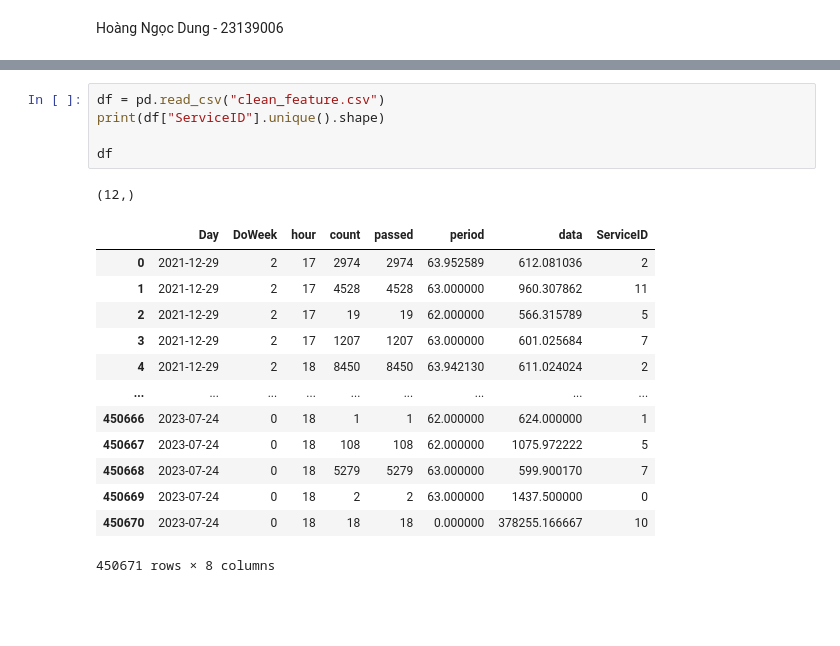
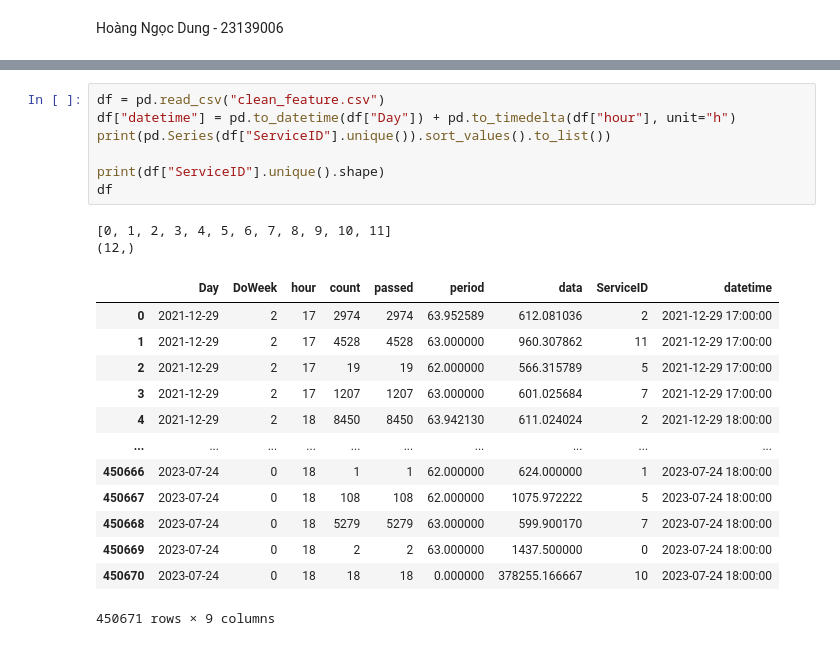
Before and after one commit to giunzz/Data_Science, a Jupyter notebook: GK_data/BT.ipynb, the cells around one changed output, grey strips where cells are left out. Drawn from its saved outputs; the diff is of its cells as text; blank space fills up the shorter version.

```diff
--- a/GK_data/BT.ipynb
+++ b/GK_data/BT.ipynb
@@ -139,20 +15,23 @@ import pandas as pd
 # %%
 df = pd.read_csv("clean_feature.csv")
+df["datetime"] = pd.to_datetime(df["Day"]) + pd.to_timedelta(df["hour"], unit="h")
+print(pd.Series(df["ServiceID"].unique()).sort_values().to_list())
+
 print(df["ServiceID"].unique().shape)
-
 df
 # %% [output]
+[0, 1, 2, 3, 4, 5, 6, 7, 8, 9, 10, 11]
 (12,)
-|  | Day | DoWeek | hour | count | passed | period | data | ServiceID |
-| 0 | 2021-12-29 | 2 | 17 | 2974 | 2974 | 63.952589 | 612.081036 | 2 |
-| 1 | 2021-12-29 | 2 | 17 | 4528 | 4528 | 63.000000 | 960.307862 | 11 |
-| 2 | 2021-12-29 | 2 | 17 | 19 | 19 | 62.000000 | 566.315789 | 5 |
-| 3 | 2021-12-29 | 2 | 17 | 1207 | 1207 | 63.000000 | 601.025684 | 7 |
-| 4 | 2021-12-29 | 2 | 18 | 8450 | 8450 | 63.942130 | 611.024024 | 2 |
-| ... | ... | ... | ... | ... | ... | ... | ... | ... |
-| 450666 | 2023-07-24 | 0 | 18 | 1 | 1 | 62.000000 | 624.000000 | 1 |
-| 450667 | 2023-07-24 | 0 | 18 | 108 | 108 | 62.000000 | 1075.972222 | 5 |
-| 450668 | 2023-07-24 | 0 | 18 | 5279 | 5279 | 63.000000 | 599.900170 | 7 |
-| 450669 | 2023-07-24 | 0 | 18 | 2 | 2 | 63.000000 | 1437.500000 | 0 |
-| 450670 | 2023-07-24 | 0 | 18 | 18 | 18 | 0.000000 | 378255.166667 | 10 |
+|  | Day | DoWeek | hour | count | passed | period | data | ServiceID | datetime |
+| 0 | 2021-12-29 | 2 | 17 | 2974 | 2974 | 63.952589 | 612.081036 | 2 | 2021-12-29 17:00:00 |
+| 1 | 2021-12-29 | 2 | 17 | 4528 | 4528 | 63.000000 | 960.307862 | 11 | 2021-12-29 17:00:00 |
+| 2 | 2021-12-29 | 2 | 17 | 19 | 19 | 62.000000 | 566.315789 | 5 | 2021-12-29 17:00:00 |
+| 3 | 2021-12-29 | 2 | 17 | 1207 | 1207 | 63.000000 | 601.025684 | 7 | 2021-12-29 17:00:00 |
+| 4 | 2021-12-29 | 2 | 18 | 8450 | 8450 | 63.942130 | 611.024024 | 2 | 2021-12-29 18:00:00 |
+| ... | ... | ... | ... | ... | ... | ... | ... | ... | ... |
+| 450666 | 2023-07-24 | 0 | 18 | 1 | 1 | 62.000000 | 624.000000 | 1 | 2023-07-24 18:00:00 |
+| 450667 | 2023-07-24 | 0 | 18 | 108 | 108 | 62.000000 | 1075.972222 | 5 | 2023-07-24 18:00:00 |
+| 450668 | 2023-07-24 | 0 | 18 | 5279 | 5279 | 63.000000 | 599.900170 | 7 | 2023-07-24 18:00:00 |
+| 450669 | 2023-07-24 | 0 | 18 | 2 | 2 | 63.000000 | 1437.500000 | 0 | 2023-07-24 18:00:00 |
+| 450670 | 2023-07-24 | 0 | 18 | 18 | 18 | 0.000000 | 378255.166667 | 10 | 2023-07-24 18:00:00 |
-450671 rows × 8 columns
+450671 rows × 9 columns
```
Also changed, not shown: parts of 22 cells of this notebook, 2 other files.
